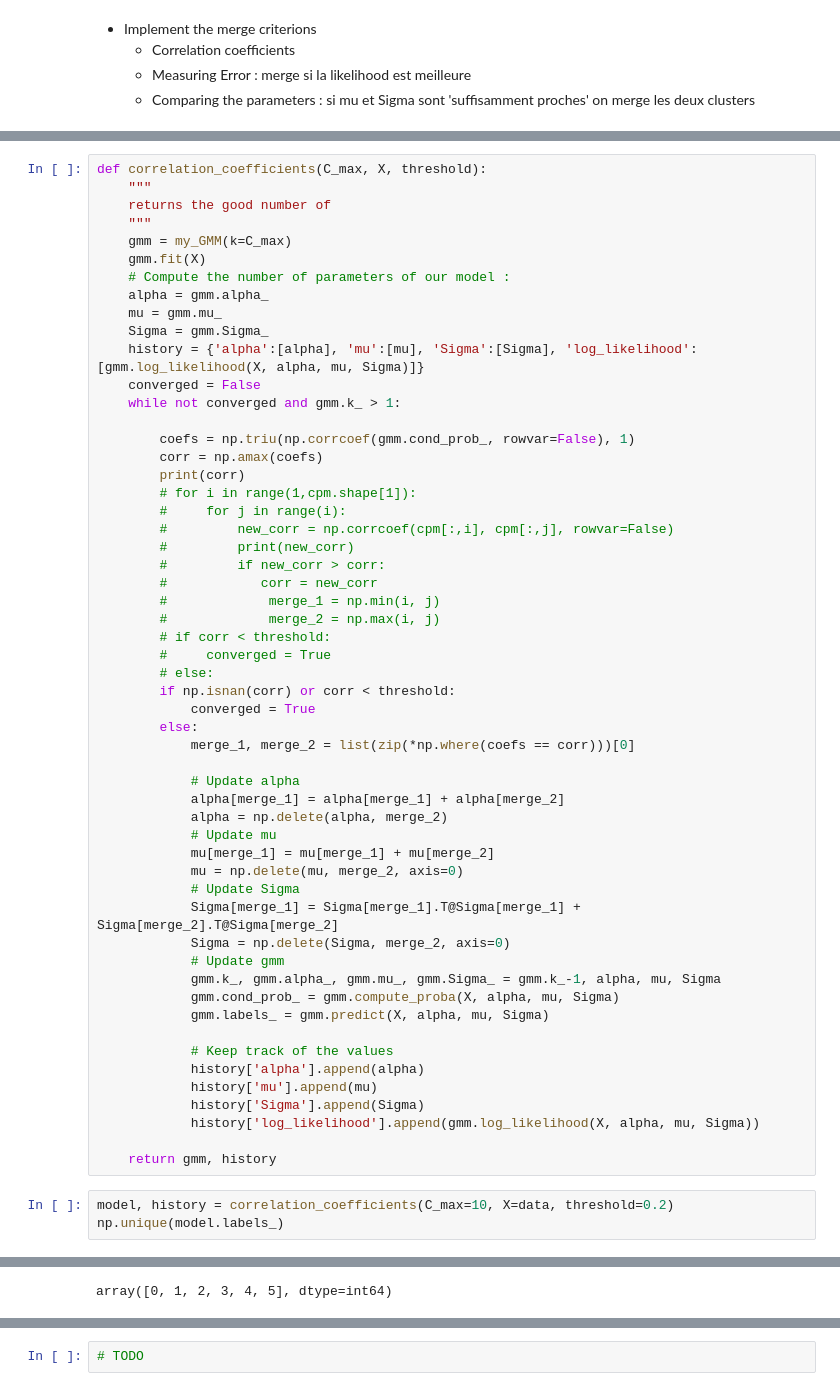
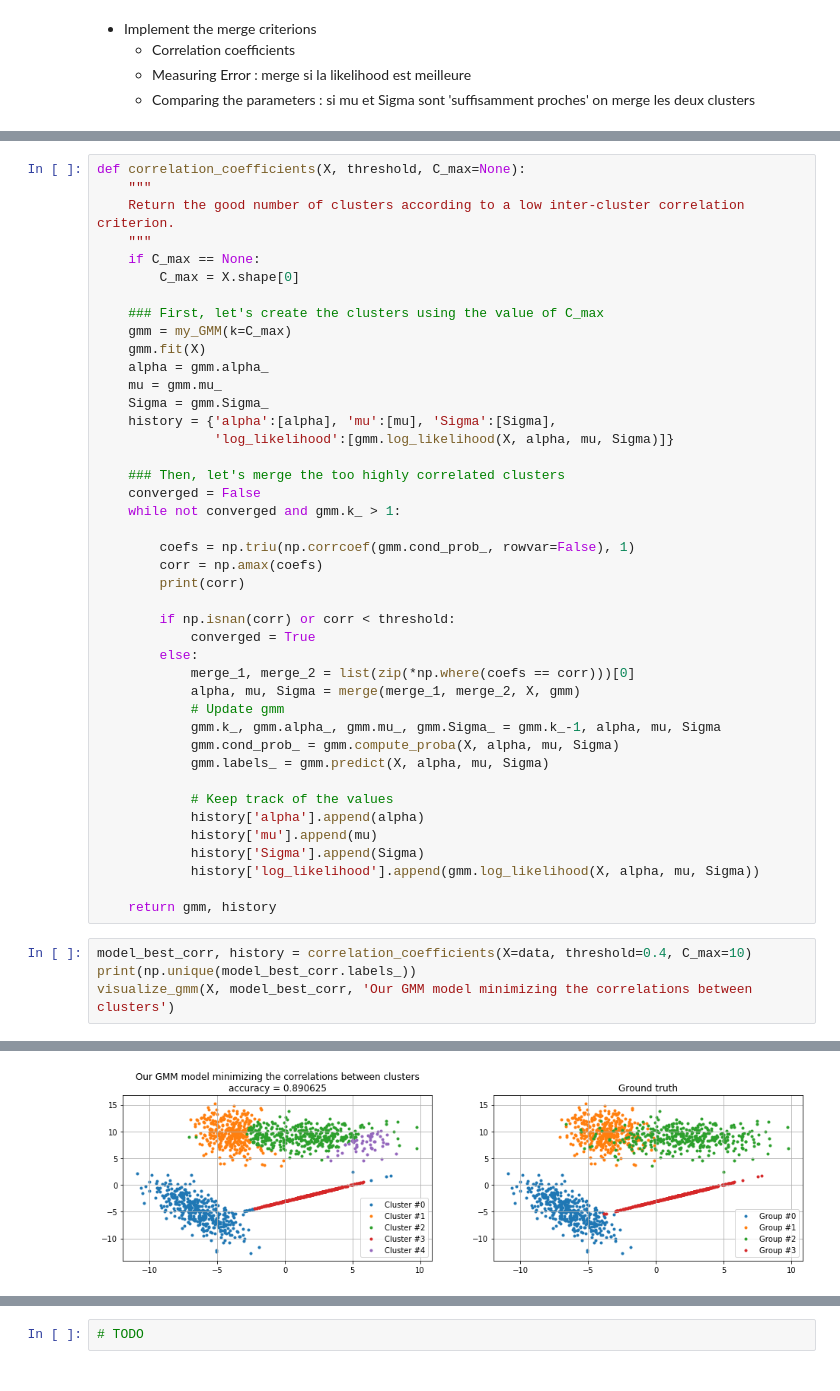
Before and after one commit to EmmanuelJhno/AML-labs, a Jupyter notebook: Cours 7 - TP/L6_Jehanno_Brandeis.ipynb, the cells around one changed output, grey strips where cells are left out. Saved outputs shown, nothing was run; the diff lists cells and outputs as text.

```diff
--- a/Cours 7 - TP/L6_Jehanno_Brandeis.ipynb
+++ b/Cours 7 - TP/L6_Jehanno_Brandeis.ipynb
@@ -478,46 +611,33 @@ According to the BIC criterion, the optimal value for M is 1
 # %%
-def correlation_coefficients(C_max, X, threshold):
+def correlation_coefficients(X, threshold, C_max=None):
     """
-    returns the good number of
+    Return the good number of clusters according to a low inter-cluster correlation criterion.
     """
+    if C_max == None:
+        C_max = X.shape[0]
+
+    ### First, let's create the clusters using the value of C_max
     gmm = my_GMM(k=C_max)
     gmm.fit(X)
-    # Compute the number of parameters of our model :
     alpha = gmm.alpha_
     mu = gmm.mu_
     Sigma = gmm.Sigma_
-    history = {'alpha':[alpha], 'mu':[mu], 'Sigma':[Sigma], 'log_likelihood':[gmm.log_likelihood(X, alpha, mu, Sigma)]}
+    history = {'alpha':[alpha], 'mu':[mu], 'Sigma':[Sigma],
+               'log_likelihood':[gmm.log_likelihood(X, alpha, mu, Sigma)]}
+
+    ### Then, let's merge the too highly correlated clusters
     converged = False
     while not converged and gmm.k_ > 1:
 
         coefs = np.triu(np.corrcoef(gmm.cond_prob_, rowvar=False), 1)
         corr = np.amax(coefs)
         print(corr)
-        # for i in range(1,cpm.shape[1]):
-        #     for j in range(i):
-        #         new_corr = np.corrcoef(cpm[:,i], cpm[:,j], rowvar=False)
-        #         print(new_corr)
-        #         if new_corr > corr:
-        #            corr = new_corr
-        #             merge_1 = np.min(i, j)
-        #             merge_2 = np.max(i, j)
-        # if corr < threshold:
-        #     converged = True
-        # else:
+
         if np.isnan(corr) or corr < threshold:
             converged = True
         else:
             merge_1, merge_2 = list(zip(*np.where(coefs == corr)))[0]
-
-            # Update alpha
-            alpha[merge_1] = alpha[merge_1] + alpha[merge_2]
-            alpha = np.delete(alpha, merge_2)
-            # Update mu
-            mu[merge_1] = mu[merge_1] + mu[merge_2]
-            mu = np.delete(mu, merge_2, axis=0)
-            # Update Sigma
-            Sigma[merge_1] = Sigma[merge_1].T@Sigma[merge_1] + Sigma[merge_2].T@Sigma[merge_2]
-            Sigma = np.delete(Sigma, merge_2, axis=0)
+            alpha, mu, Sigma = merge(merge_1, merge_2, X, gmm)
             # Update gmm
             gmm.k_, gmm.alpha_, gmm.mu_, gmm.Sigma_ = gmm.k_-1, alpha, mu, Sigma
             gmm.cond_prob_ = gmm.compute_proba(X, alpha, mu, Sigma)
@@ -531,6 +651,7 @@ def correlation_coefficients(C_max, X, threshold):
 
     return gmm, history
 # %%
-model, history = correlation_coefficients(C_max=10, X=data, threshold=0.2)
-np.unique(model.labels_)
+model_best_corr, history = correlation_coefficients(X=data, threshold=0.4, C_max=10)
+print(np.unique(model_best_corr.labels_))
+visualize_gmm(X, model_best_corr, 'Our GMM model minimizing the correlations between clusters')
 # %% [output]
@@ -542 +665 @@ np.unique(model.labels_)
-array([0, 1, 2, 3, 4, 5], dtype=int64)
+[figure, added]
```
Also changed, not shown: parts of 25 cells of this notebook.
